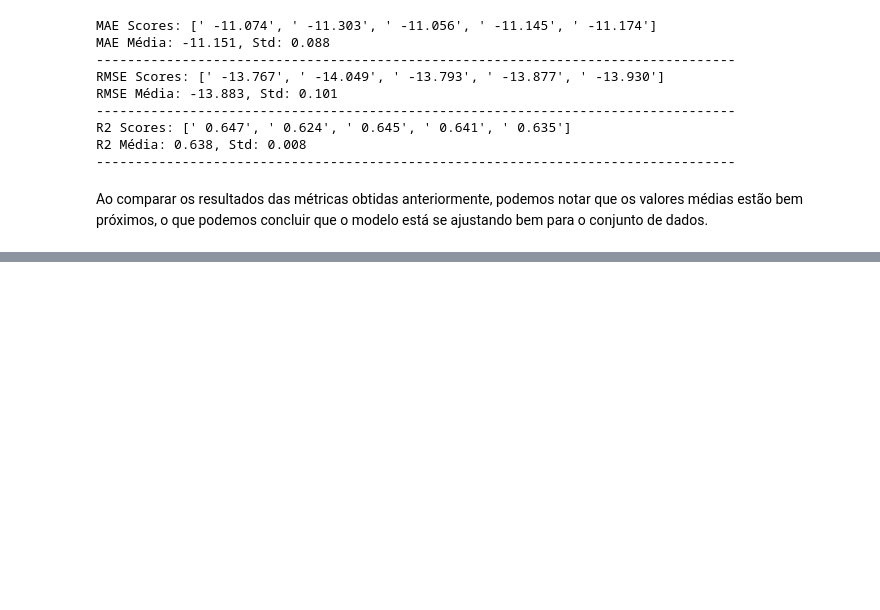
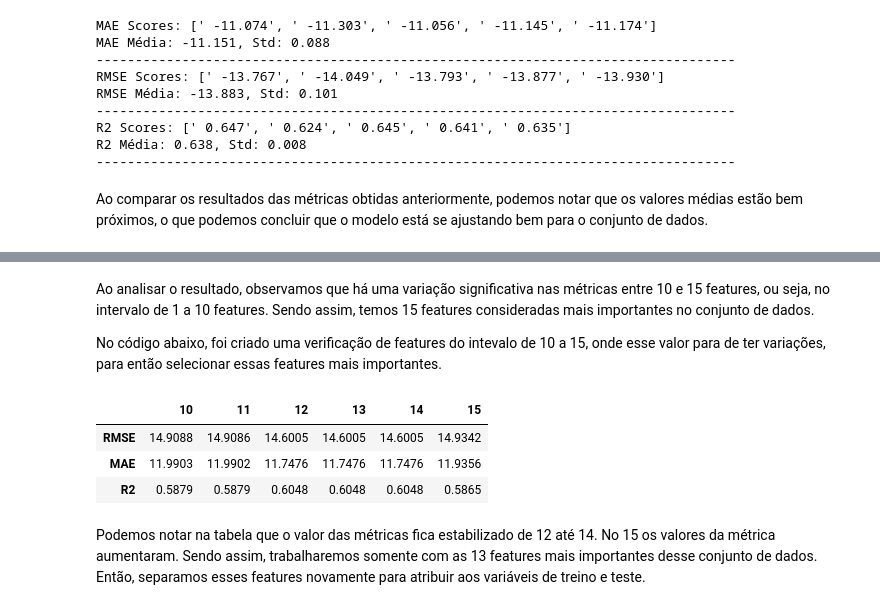
Before and after one commit to CrisNakamura/previsao_atraso_voo, a Jupyter notebook: modelo_atraso_voo.ipynb, the cells around one changed output, grey strips where cells are left out. Cells and saved outputs as stored; diff of their text form; code cells hidden in the pictures; blank space fills up the shorter version.

```diff
--- a/modelo_atraso_voo.ipynb
+++ b/modelo_atraso_voo.ipynb
@@ -423,0 +497,32 @@ Ao comparar os resultados das métricas obtidas anteriormente, podemos notar que
+# %% [markdown]
+Ao analisar o resultado, observamos que há uma variação significativa nas métricas entre 10 e 15 features, ou seja, no intervalo de 1 a 10 features.
+Sendo assim, temos 15 features consideradas mais importantes no conjunto de dados.
+
+No código abaixo, foi criado uma verificação de features do intevalo de 10 a 15, onde esse valor para de ter variações, para então selecionar essas features mais importantes.
+# %%
+results_df = pd.DataFrame(index=['RMSE', 'MAE', 'R2'])
+
+model_selected_features = RandomForestRegressor(random_state=42, max_depth=5)
+
+for count in range(10, 16): # Limitando o range para 15 features.
+    selected_features = feature_importances['Features'].values[:count]
+
+    X_train_selected = X_train[selected_features]
+    X_test_selected = X_test[selected_features]
+
+    model_selected_features.fit(X_train_selected, y_train)
+
+    y_pred = model_selected_features.predict(X_test_selected)
+
+    metricas = calcular_metricas_regressao(y_test, y_pred)
+
+    results_df[count] = list(metricas.values())
+
+results_df
+# %% [output]
+|  | 10 | 11 | 12 | 13 | 14 | 15 |
+| RMSE | 14.9088 | 14.9086 | 14.6005 | 14.6005 | 14.6005 | 14.9342 |
+| MAE | 11.9903 | 11.9902 | 11.7476 | 11.7476 | 11.7476 | 11.9356 |
+| R2 | 0.5879 | 0.5879 | 0.6048 | 0.6048 | 0.6048 | 0.5865 |
+# %% [markdown]
+Podemos notar na tabela que o valor das métricas fica estabilizado de 12 até 14. No 15 os valores da métrica aumentaram. Sendo assim, trabalharemos somente com as 13 features mais importantes desse conjunto de dados. Então, separamos esses features novamente para atribuir aos variáveis de treino e teste.
```
Also changed, not shown: parts of 9 cells of this notebook.
